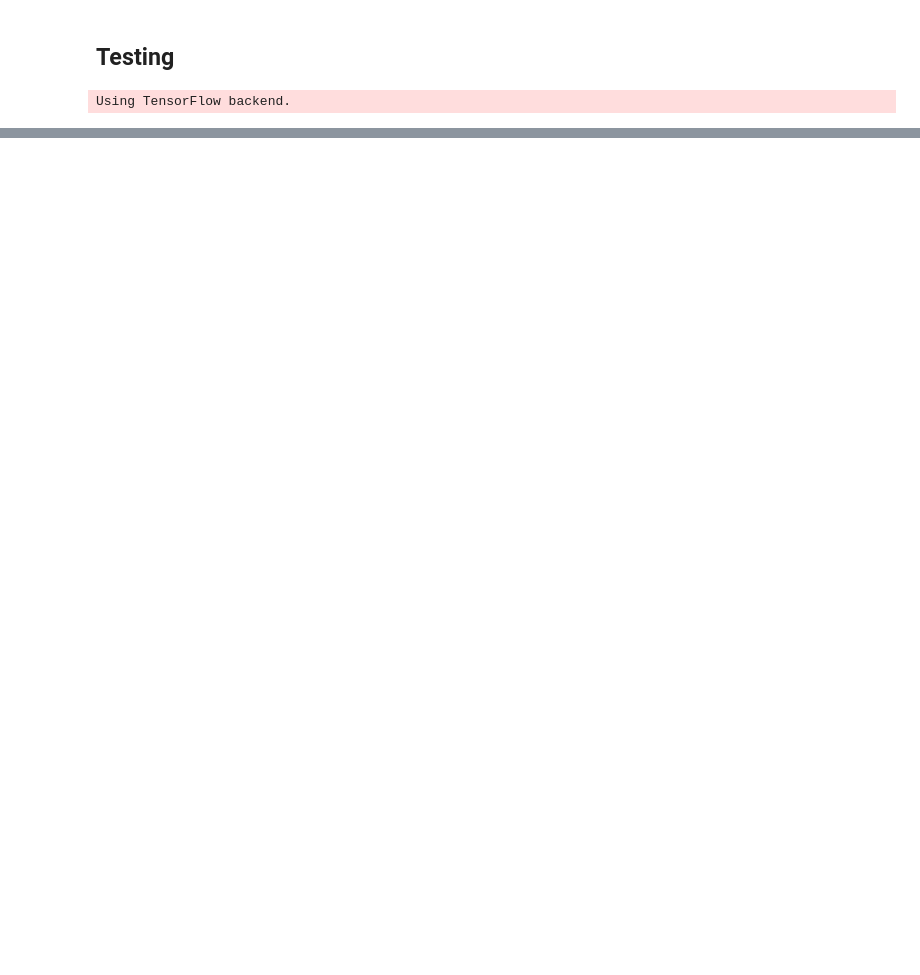
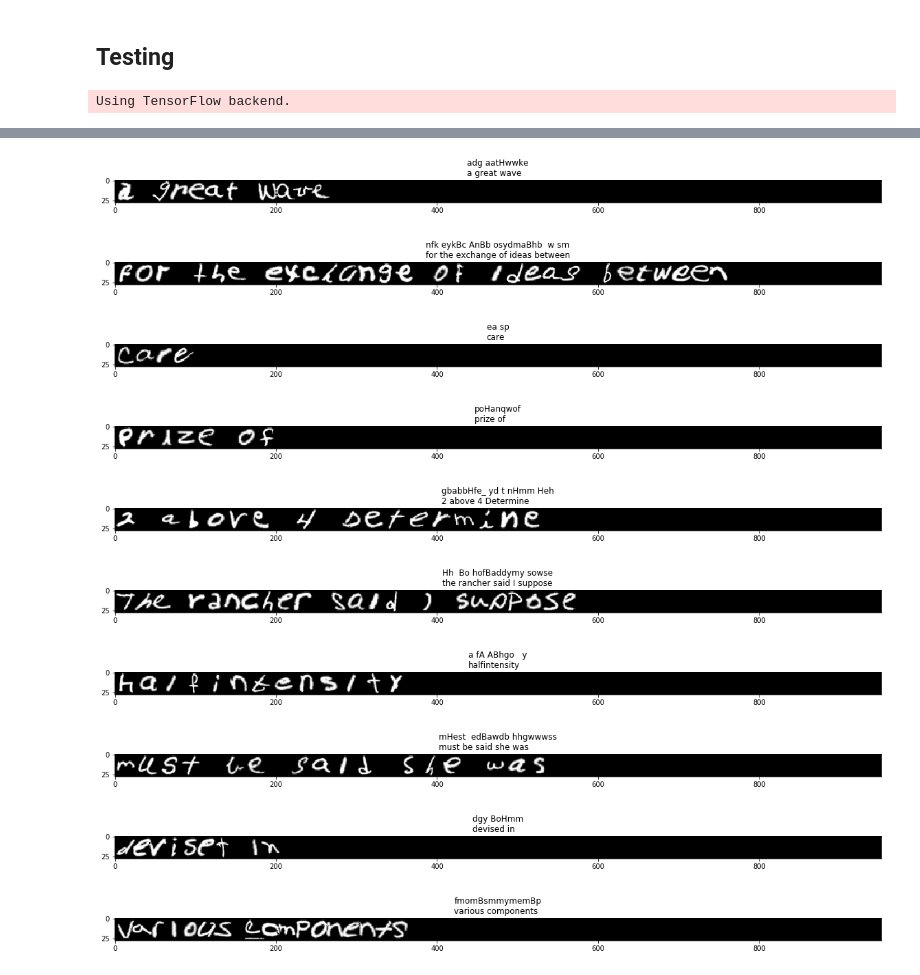
Before and after one commit to dudeperf3ct/TextRecognizer, a Jupyter notebook: Experiment-2/notebooks/exp_2_emnist_lines_cnn_only.ipynb, the cells around one changed output, grey strips where cells are left out. Saved outputs shown, nothing was run; the diff lists cells and outputs as text; code cells hidden in the pictures; blank space fills up the shorter version.

Commit message:
update plots of all cnn models and add latest notebook

```diff
--- a/Experiment-2/notebooks/exp_2_emnist_lines_cnn_only.ipynb
+++ b/Experiment-2/notebooks/exp_2_emnist_lines_cnn_only.ipynb
@@ -71,7 +45,7 @@ class EMNISTLines(Dataset):
     num_train : Number of train samples
     num_test : Number of test samples
     """
-    def __init__(self, max_length : int = 34, max_overlap : float = 0.33, num_train : int = 20000, num_test : int = 5000):
+    def __init__(self, max_length : int = 34, max_overlap : float = 0.33, num_train : int = 25000, num_test : int = 5000):
         self.dataset = EMNIST()
         (_, _), (_, _) = self.dataset.load_data()
         self.mapping = augment_emnist_mapping(self.dataset.mapping)
@@ -557,20 +697,31 @@ model_custom = evaluate_model(weights_custom_dir, customCNN)
 # %%
 # obtain one batch of test images
 rnd_index = np.random.randint(low=0, high=len(dataset.x_test), size=32)
-images, labels = dataset.x_test[rnd_index], dataset.y_test[rnd_index]
+images, labels = dataset.x_train[rnd_index], dataset.y_train[rnd_index]
 
 # get sample outputs
 predict = model_lenetcnn.predict_on_batch(images)
 # convert output probabilities to predicted class
 preds = np.argmax(predict, axis=-1)
 trues = np.argmax(labels, axis=-1)
 
 pred_strings = [''.join(dataset.mapping.get(label, '') for label in pred).strip(' |_') for pred in preds]
 true_strings = [''.join(dataset.mapping.get(label, '') for label in true).strip(' |_') for true in trues]
 
 # plot the images in the batch, along with predicted and true labels
 for idx in np.arange(10):
     plt.figure(figsize=(20, 20))
     lbl = true_strings[idx]
-    plt.title("{}({})".format(str(pred_strings[idx]), str(true_strings[idx])))
+    plt.title("{}\n{}".format(str(pred_strings[idx]), str(true_strings[idx])), ma='left')
     plt.imshow(images[idx], cmap='gray')
+# %% [output]
+[figure, added]
+[figure, added]
+[figure, added]
+[figure, added]
+[figure, added]
+[figure, added]
+[figure, added]
+[figure, added]
+[figure, added]
+[figure, added]
```
Also changed, not shown: parts of 22 cells of this notebook, 16 other files.
